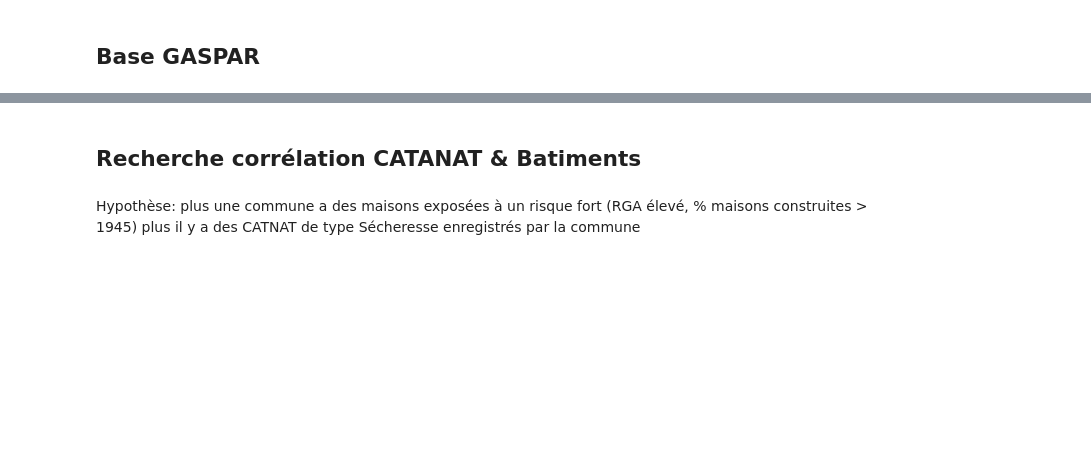
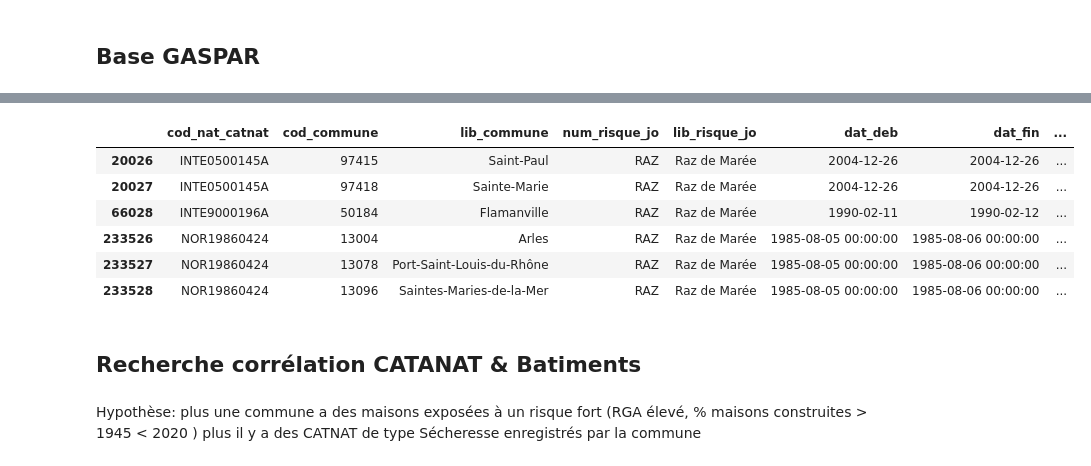
Before and after one commit to dataforgoodfr/14_PrixChangementClimatique, a Jupyter notebook: data/exploration/eda_jacques.ipynb, the cells around one changed output, grey strips where cells are left out. Saved outputs shown, nothing was run; the diff lists cells and outputs as text; code cells hidden in the pictures; blank space fills up the shorter version.

```diff
--- a/data/exploration/eda_jacques.ipynb
+++ b/data/exploration/eda_jacques.ipynb
@@ -688,7 +712,15 @@ catnat.lib_risque_jo.unique()
 # %%
-catnat[catnat.lib_risque_jo == 'Sécheresse'].head(10)
+catnat[catnat.lib_risque_jo == 'Raz de Marée'].head(10)
+# %% [output]
+|  | cod_nat_catnat | cod_commune | lib_commune | num_risque_jo | lib_risque_jo | dat_deb | dat_fin | ... |
+| 20026 | INTE0500145A | 97415 | Saint-Paul | RAZ | Raz de Marée | 2004-12-26 | 2004-12-26 | ... |
+| 20027 | INTE0500145A | 97418 | Sainte-Marie | RAZ | Raz de Marée | 2004-12-26 | 2004-12-26 | ... |
+| 66028 | INTE9000196A | 50184 | Flamanville | RAZ | Raz de Marée | 1990-02-11 | 1990-02-12 | ... |
+| 233526 | NOR19860424 | 13004 | Arles | RAZ | Raz de Marée | 1985-08-05 00:00:00 | 1985-08-06 00:00:00 | ... |
+| 233527 | NOR19860424 | 13078 | Port-Saint-Louis-du-Rhône | RAZ | Raz de Marée | 1985-08-05 00:00:00 | 1985-08-06 00:00:00 | ... |
+| 233528 | NOR19860424 | 13096 | Saintes-Maries-de-la-Mer | RAZ | Raz de Marée | 1985-08-05 00:00:00 | 1985-08-06 00:00:00 | ... |
 # %% [markdown]
 ## Recherche corrélation CATANAT & Batiments
 # %% [markdown]
-Hypothèse: plus une commune a des maisons exposées à un risque fort (RGA élevé, % maisons construites > 1945) plus il y a des CATNAT de type Sécheresse enregistrés par la commune
+Hypothèse: plus une commune a des maisons exposées à un risque fort (RGA élevé, % maisons construites > 1945 < 2020 ) plus il y a des CATNAT de type Sécheresse enregistrés par la commune
 # %%
```
Also changed, not shown: parts of 12 cells of this notebook, 1 other file.
